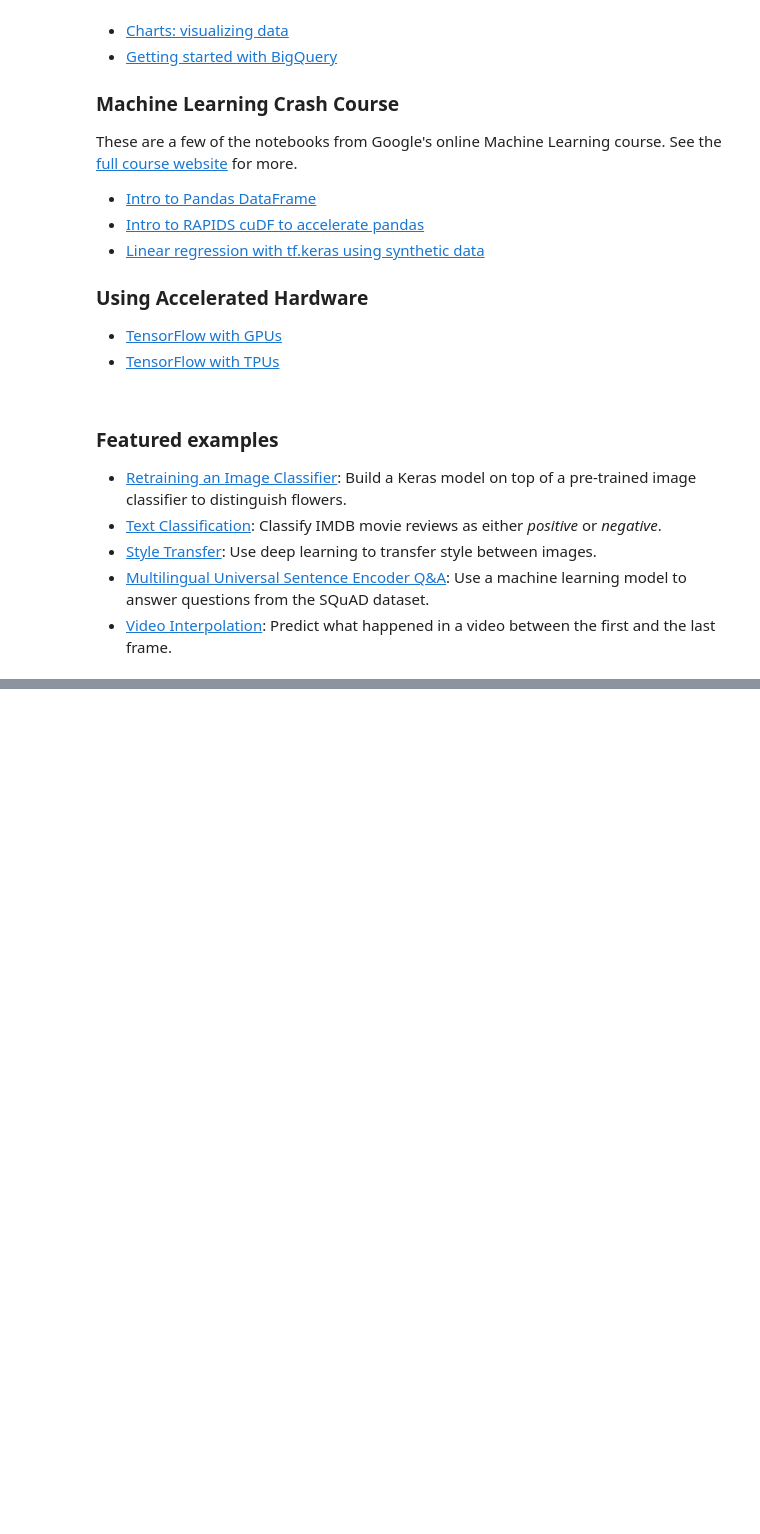
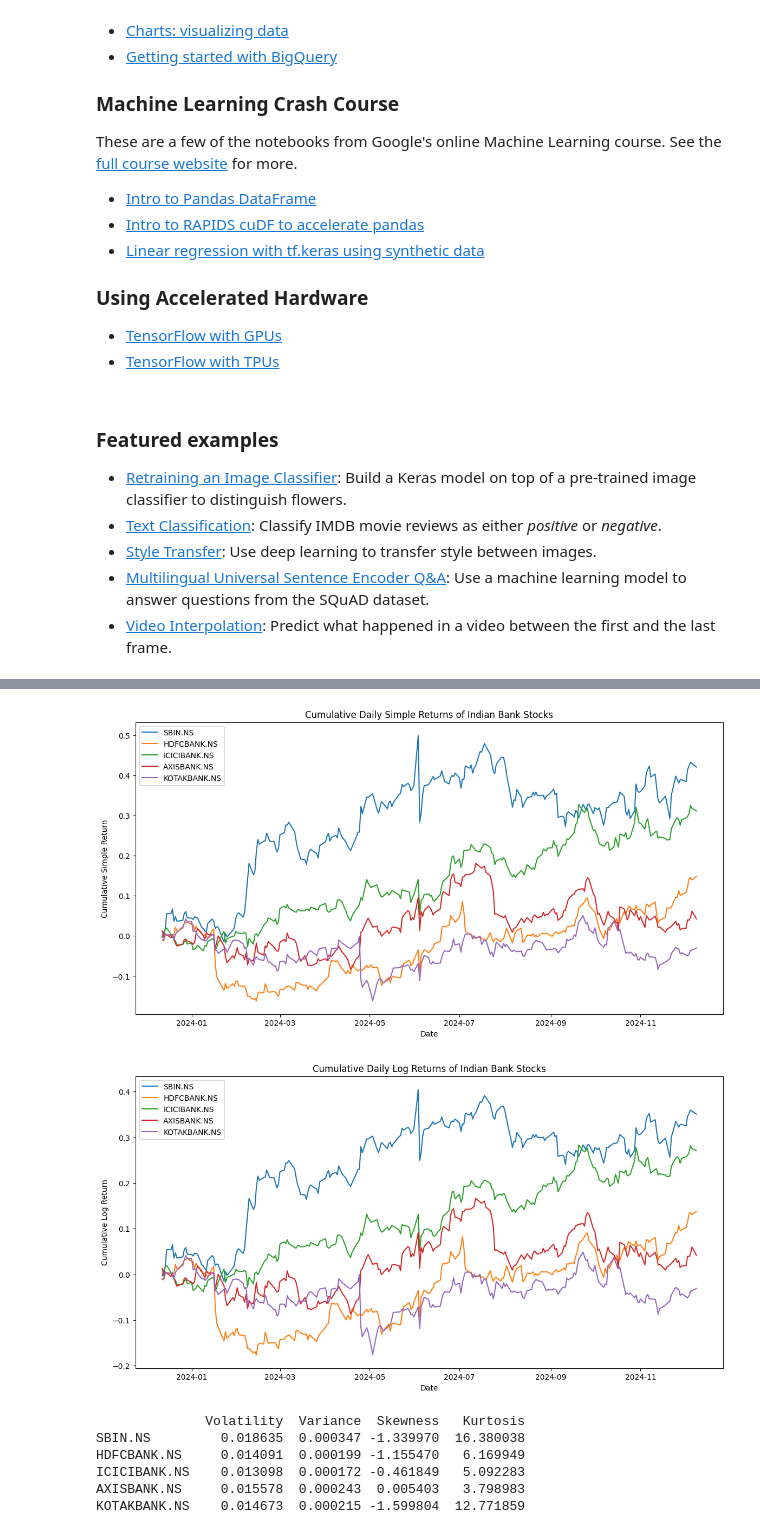
Before and after one commit to prk1010/Assignment_01, a Jupyter notebook: Welcome_To_Colab.ipynb, the cells around one changed output, grey strips where cells are left out. Saved outputs shown, nothing was run; the diff lists cells and outputs as text; code cells hidden in the pictures; blank space fills up the shorter version.

```diff
--- a/Welcome_To_Colab.ipynb
+++ b/Welcome_To_Colab.ipynb
@@ -357,0 +314,37 @@ Password is invalid.
+# %%
+plt.figure(figsize=(14, 7))
+for stock in stocks:
+    plt.plot(cdsr[stock], label=stock)
+plt.title('Cumulative Daily Simple Returns of Indian Bank Stocks')
+plt.xlabel('Date')
+plt.ylabel('Cumulative Simple Return')
+plt.legend()
+plt.show()
+
+plt.figure(figsize=(14, 7))
+for stock in stocks:
+    plt.plot(cdlr[stock], label=stock)
+plt.title('Cumulative Daily Log Returns of Indian Bank Stocks')
+plt.xlabel('Date')
+plt.ylabel('Cumulative Log Return')
+plt.legend()
+plt.show()
+# %% [output]
+[figure, added]
+[figure, added]
+# %%
+stats = pd.DataFrame(index=stocks)
+stats['Volatility'] = dsr.std()
+stats['Variance'] = dsr.var()
+stats['Skewness'] = dsr.apply(skew)
+stats['Kurtosis'] = dsr.apply(kurtosis)
+
+# Display the statistical analysis
+print(stats)
+# %% [output]
+              Volatility  Variance  Skewness   Kurtosis
+SBIN.NS         0.018635  0.000347 -1.339970  16.380038
+HDFCBANK.NS     0.014091  0.000199 -1.155470   6.169949
+ICICIBANK.NS    0.013098  0.000172 -0.461849   5.092283
+AXISBANK.NS     0.015578  0.000243  0.005403   3.798983
+KOTAKBANK.NS    0.014673  0.000215 -1.599804  12.771859
```
Also changed, not shown: parts of 10 cells of this notebook.
